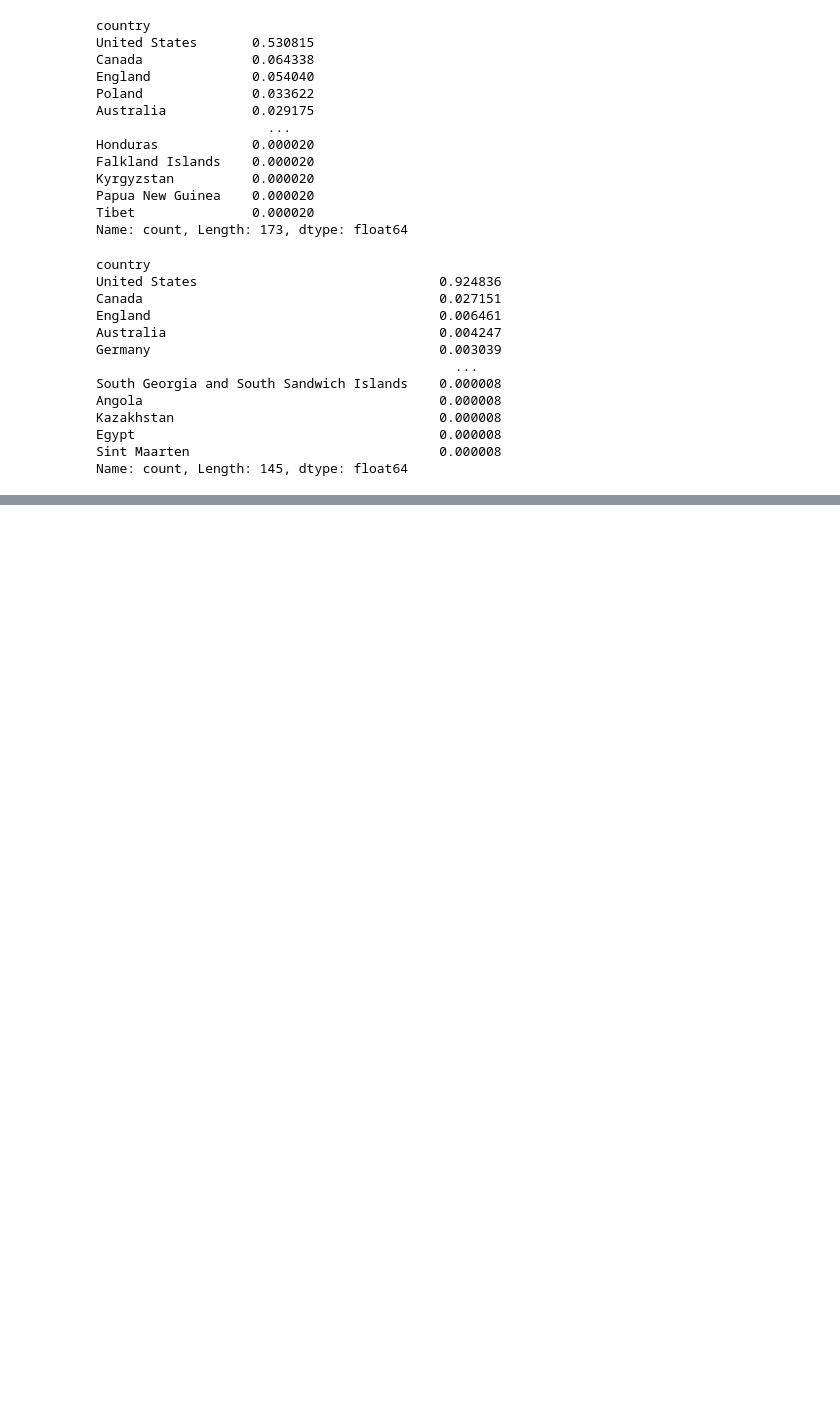
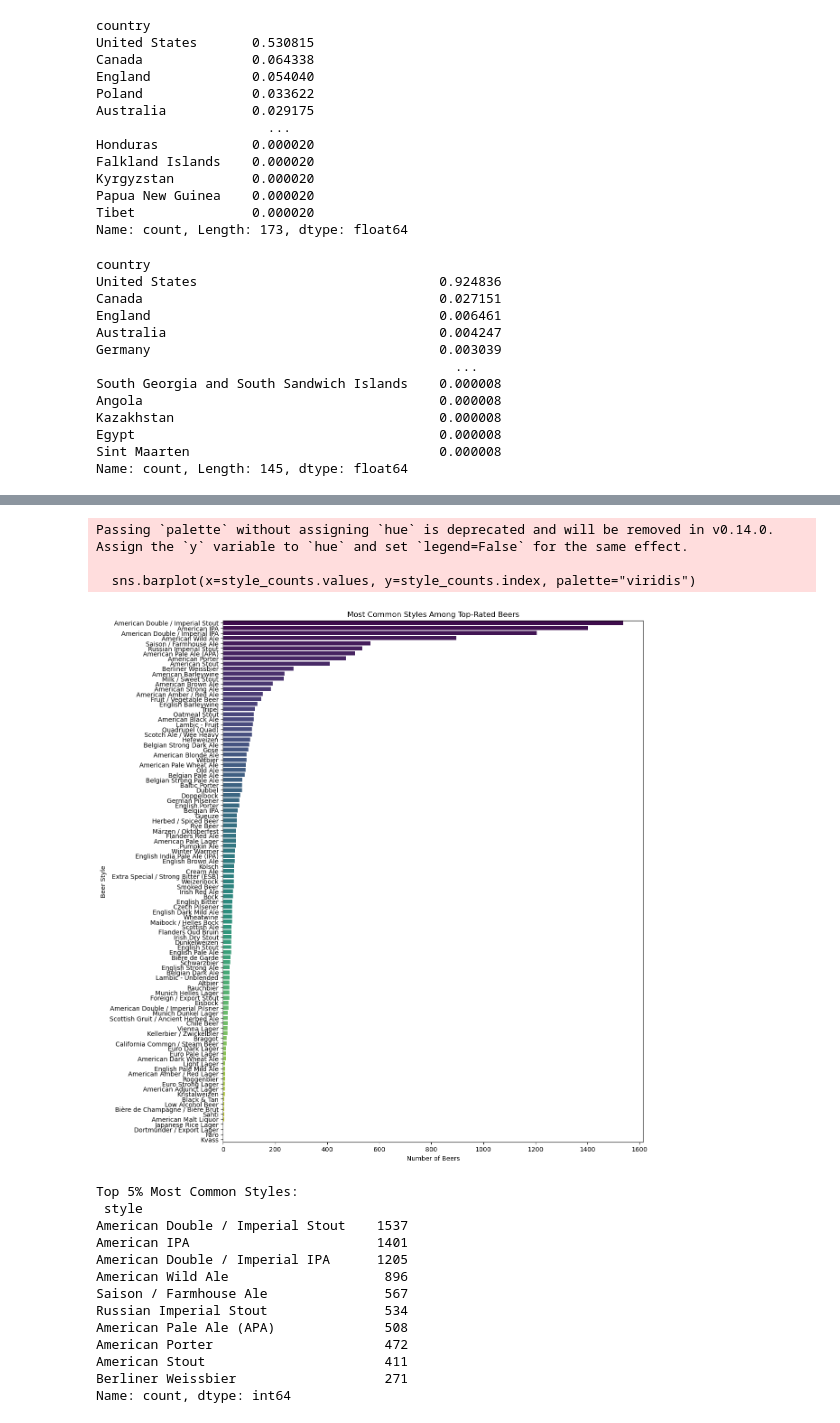
Before and after one commit to epfl-ada/ada-2024-project-bada55, a Jupyter notebook: notebook/exploration.ipynb, the cells around one changed output, grey strips where cells are left out. Drawn from its saved outputs; the diff is of its cells as text; code cells hidden in the pictures; blank space fills up the shorter version.

```diff
--- a/notebook/exploration.ipynb
+++ b/notebook/exploration.ipynb
@@ -223,0 +303,33 @@ Name: count, Length: 145, dtype: float64
+# %%
+#The code identifies the top 5% of beers by setting a rating threshold (top_rated_threshold).
+top_rated_threshold = ba_beers['avg_computed'].quantile(0.95)
+top_beers = ba_beers[ba_beers['avg_computed'] >= top_rated_threshold]
+
+style_counts = top_beers['style'].value_counts()
+
+plt.figure(figsize=(12, 15))
+sns.barplot(x=style_counts.values, y=style_counts.index, palette="viridis")
+plt.title("Most Common Styles Among Top-Rated Beers")
+plt.xlabel("Number of Beers")
+plt.ylabel("Beer Style")
+plt.show()
+
+print("\nTop 5% Most Common Styles:\n", style_counts.head(10))
+# %% [output]
+Passing `palette` without assigning `hue` is deprecated and will be removed in v0.14.0. Assign the `y` variable to `hue` and set `legend=False` for the same effect.
+
+  sns.barplot(x=style_counts.values, y=style_counts.index, palette="viridis")
+[figure, added]
+Top 5% Most Common Styles:
+ style
+American Double / Imperial Stout    1537
+American IPA                        1401
+American Double / Imperial IPA      1205
+American Wild Ale                    896
+Saison / Farmhouse Ale               567
+Russian Imperial Stout               534
+American Pale Ale (APA)              508
+American Porter                      472
+American Stout                       411
+Berliner Weissbier                   271
+Name: count, dtype: int64
```
Also changed, not shown: parts of 13 cells of this notebook, 1 other file.
